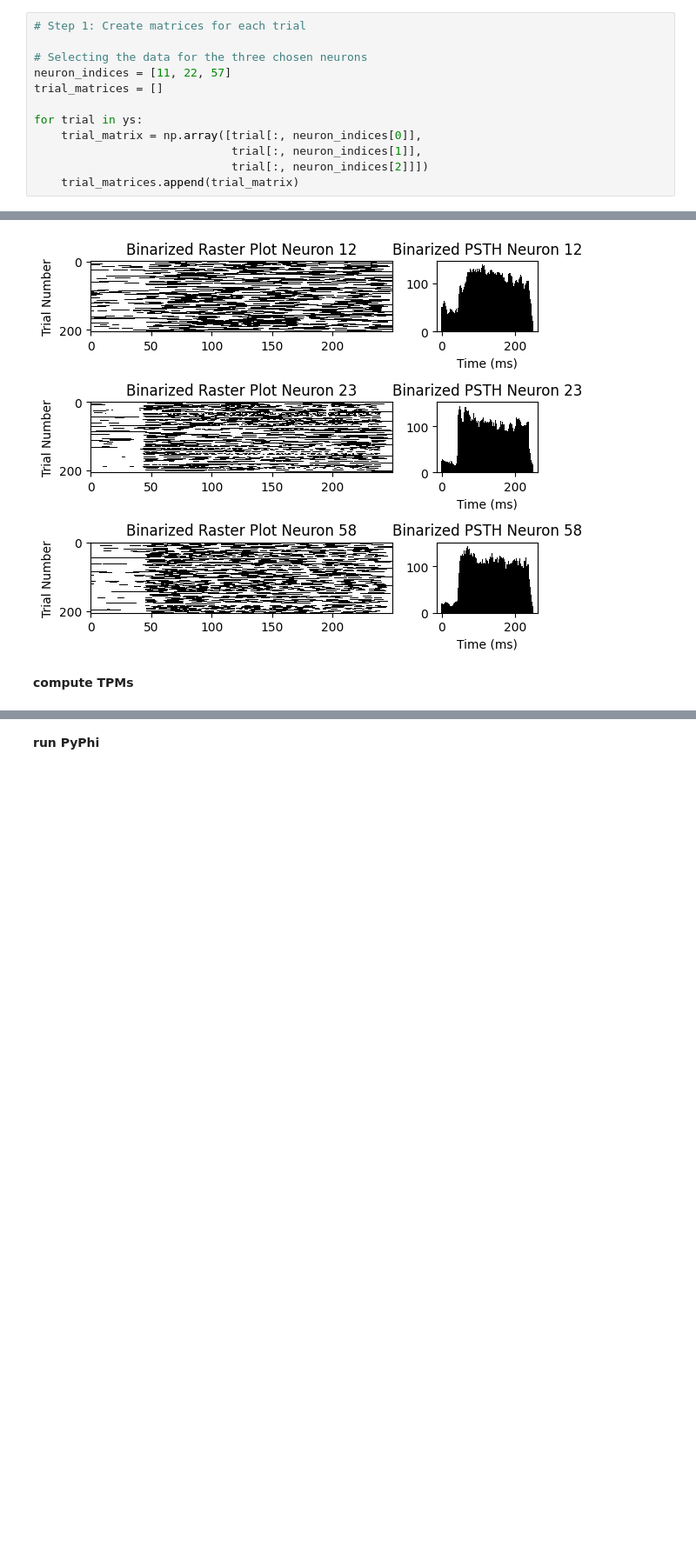
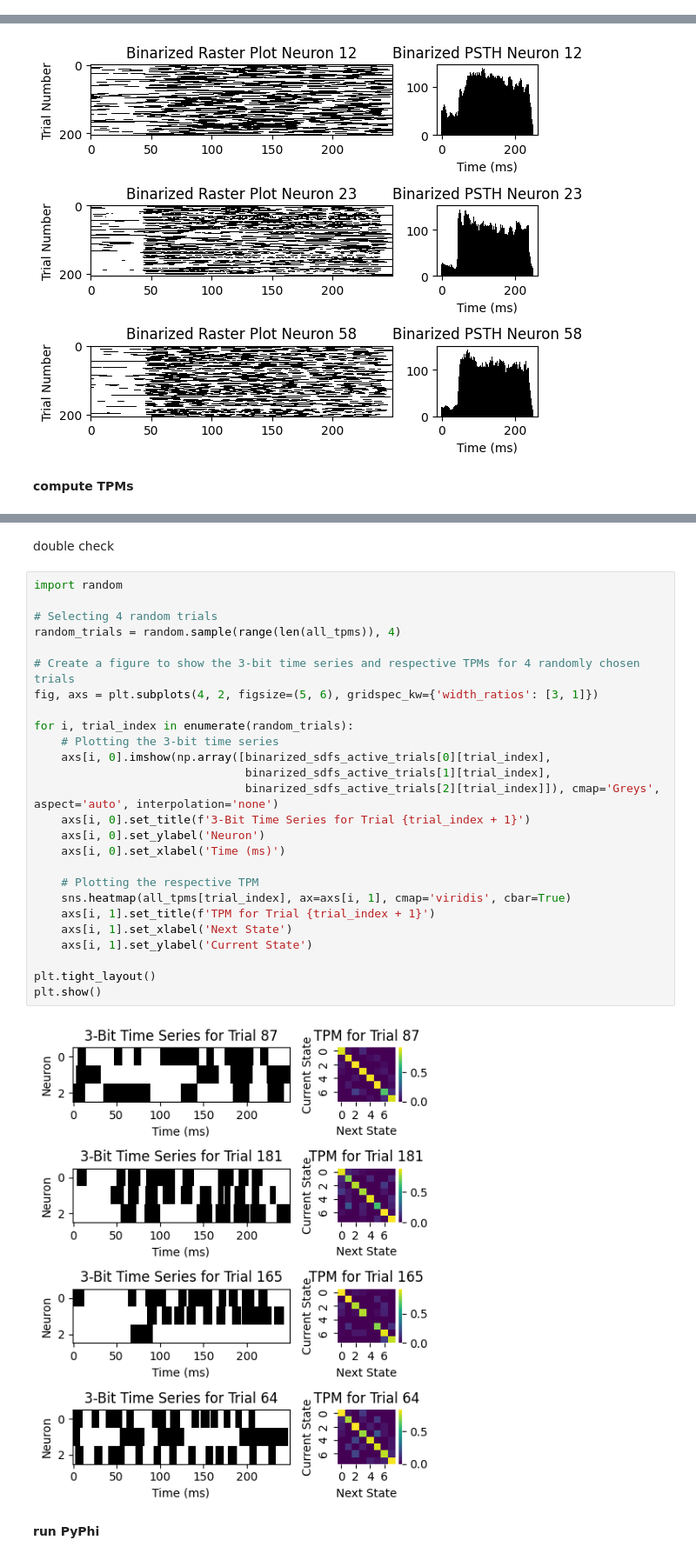
Before and after one commit to dralvima/IITmethods, a Jupyter notebook: Phi_EVPs.ipynb, the cells around one changed output, grey strips where cells are left out. Shown at 87% size. Drawn from its saved outputs; the diff is of its cells as text; blank space fills up the shorter version.

```diff
--- a/Phi_EVPs.ipynb
+++ b/Phi_EVPs.ipynb
@@ -274,12 +188,0 @@ Let's grab three neurons that respond well and are quite active overall
-# %%
-# Step 1: Create matrices for each trial
-
-# Selecting the data for the three chosen neurons
-neuron_indices = [11, 22, 57]
-trial_matrices = []
-
-for trial in ys:
-    trial_matrix = np.array([trial[:, neuron_indices[0]],
-                             trial[:, neuron_indices[1]],
-                             trial[:, neuron_indices[2]]])
-    trial_matrices.append(trial_matrix)
@@ -1355,3 +356,33 @@ reordered_all_tpms = [reorder_tpm(tpm, specified_order) for tpm in all_tpms]
+# %% [markdown]
+double check
+# %%
+import random
+
+# Selecting 4 random trials
+random_trials = random.sample(range(len(all_tpms)), 4)
+
+# Create a figure to show the 3-bit time series and respective TPMs for 4 randomly chosen trials
+fig, axs = plt.subplots(4, 2, figsize=(5, 6), gridspec_kw={'width_ratios': [3, 1]})
+
+for i, trial_index in enumerate(random_trials):
+    # Plotting the 3-bit time series
+    axs[i, 0].imshow(np.array([binarized_sdfs_active_trials[0][trial_index],
+                               binarized_sdfs_active_trials[1][trial_index],
+                               binarized_sdfs_active_trials[2][trial_index]]), cmap='Greys', aspect='auto', interpolation='none')
+    axs[i, 0].set_title(f'3-Bit Time Series for Trial {trial_index + 1}')
+    axs[i, 0].set_ylabel('Neuron')
+    axs[i, 0].set_xlabel('Time (ms)')
+
+    # Plotting the respective TPM
+    sns.heatmap(all_tpms[trial_index], ax=axs[i, 1], cmap='viridis', cbar=True)
+    axs[i, 1].set_title(f'TPM for Trial {trial_index + 1}')
+    axs[i, 1].set_xlabel('Next State')
+    axs[i, 1].set_ylabel('Current State')
+
+plt.tight_layout()
+plt.show()
+# %% [output]
+[figure, added]
 # %% [markdown]
 **run PyPhi**
 # %%
```
Also changed, not shown: parts of 75 cells of this notebook.
